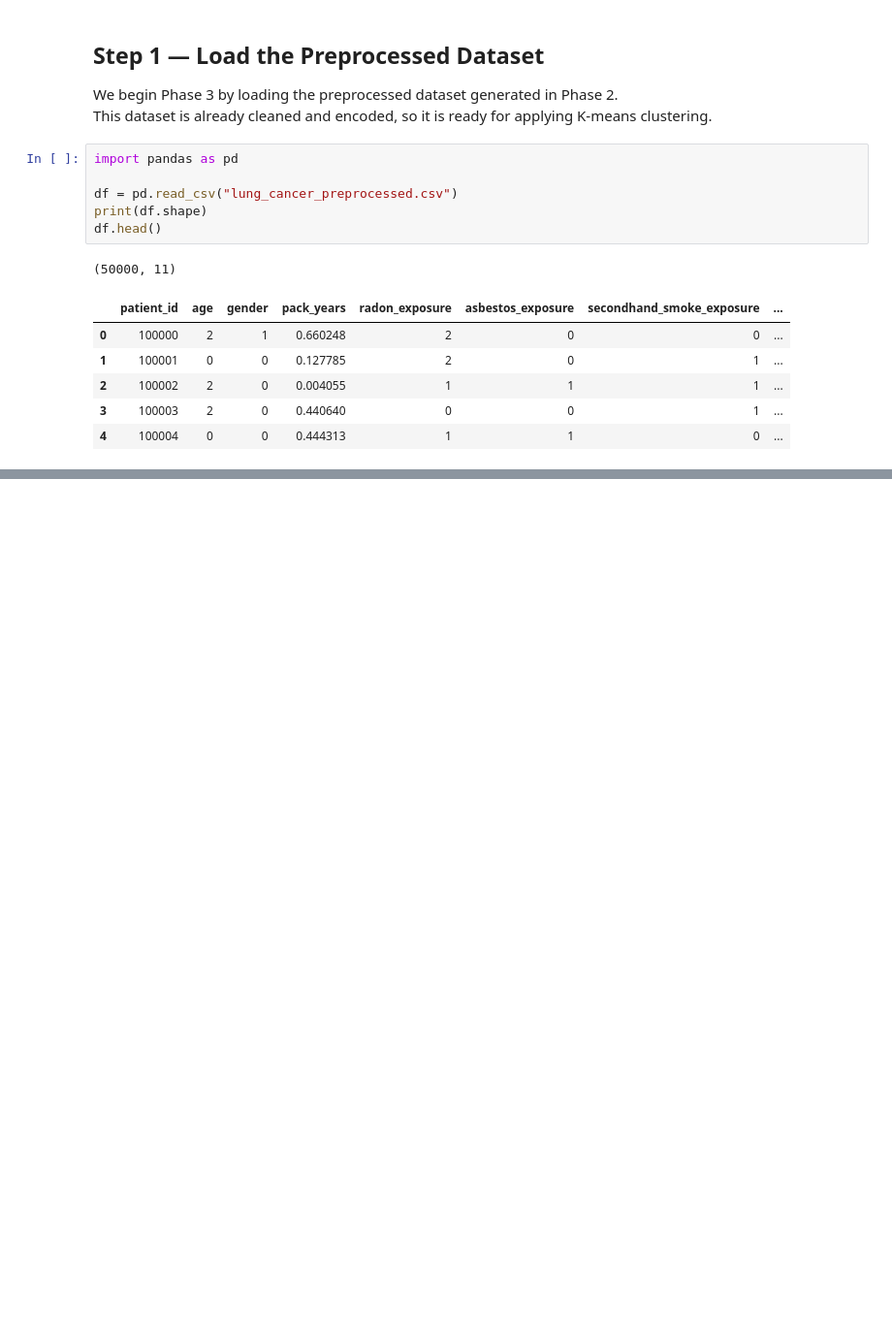
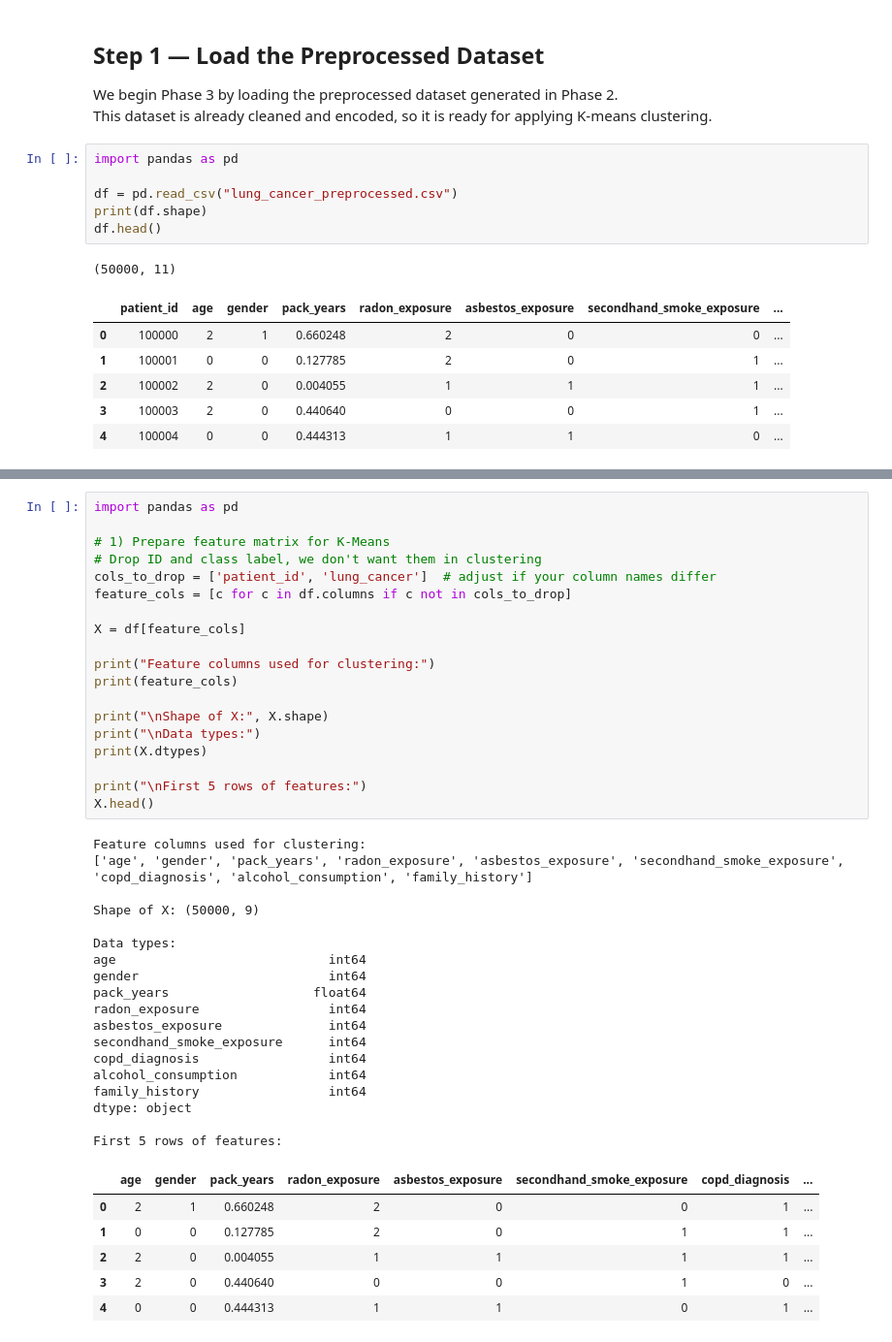
Before and after one commit to mraaheb/DataMining, a Jupyter notebook: Phase3.ipynb, the cells around one changed output, grey strips where cells are left out. Shown at 97% size. Cells and saved outputs as stored; diff of their text form; blank space fills up the shorter version.

```diff
--- a/Phase3.ipynb
+++ b/Phase3.ipynb
@@ -21,0 +35,44 @@ df.head()
+# %%
+import pandas as pd
+
+# 1) Prepare feature matrix for K-Means
+# Drop ID and class label, we don't want them in clustering
+cols_to_drop = ['patient_id', 'lung_cancer']  # adjust if your column names differ
+feature_cols = [c for c in df.columns if c not in cols_to_drop]
+
+X = df[feature_cols]
+
+print("Feature columns used for clustering:")
+print(feature_cols)
+
+print("\nShape of X:", X.shape)
+print("\nData types:")
+print(X.dtypes)
+
+print("\nFirst 5 rows of features:")
+X.head()
+# %% [output]
+Feature columns used for clustering:
+['age', 'gender', 'pack_years', 'radon_exposure', 'asbestos_exposure', 'secondhand_smoke_exposure', 'copd_diagnosis', 'alcohol_consumption', 'family_history']
+
+Shape of X: (50000, 9)
+
+Data types:
+age                            int64
+gender                         int64
+pack_years                   float64
+radon_exposure                 int64
+asbestos_exposure              int64
+secondhand_smoke_exposure      int64
+copd_diagnosis                 int64
+alcohol_consumption            int64
+family_history                 int64
+dtype: object
+
+First 5 rows of features:
+|  | age | gender | pack_years | radon_exposure | asbestos_exposure | secondhand_smoke_exposure | copd_diagnosis | ... |
+| 0 | 2 | 1 | 0.660248 | 2 | 0 | 0 | 1 | ... |
+| 1 | 0 | 0 | 0.127785 | 2 | 0 | 1 | 1 | ... |
+| 2 | 2 | 0 | 0.004055 | 1 | 1 | 1 | 1 | ... |
+| 3 | 2 | 0 | 0.440640 | 0 | 0 | 1 | 0 | ... |
+| 4 | 0 | 0 | 0.444313 | 1 | 1 | 0 | 1 | ... |
```
Also changed, not shown: parts of 1 cell of this notebook.
